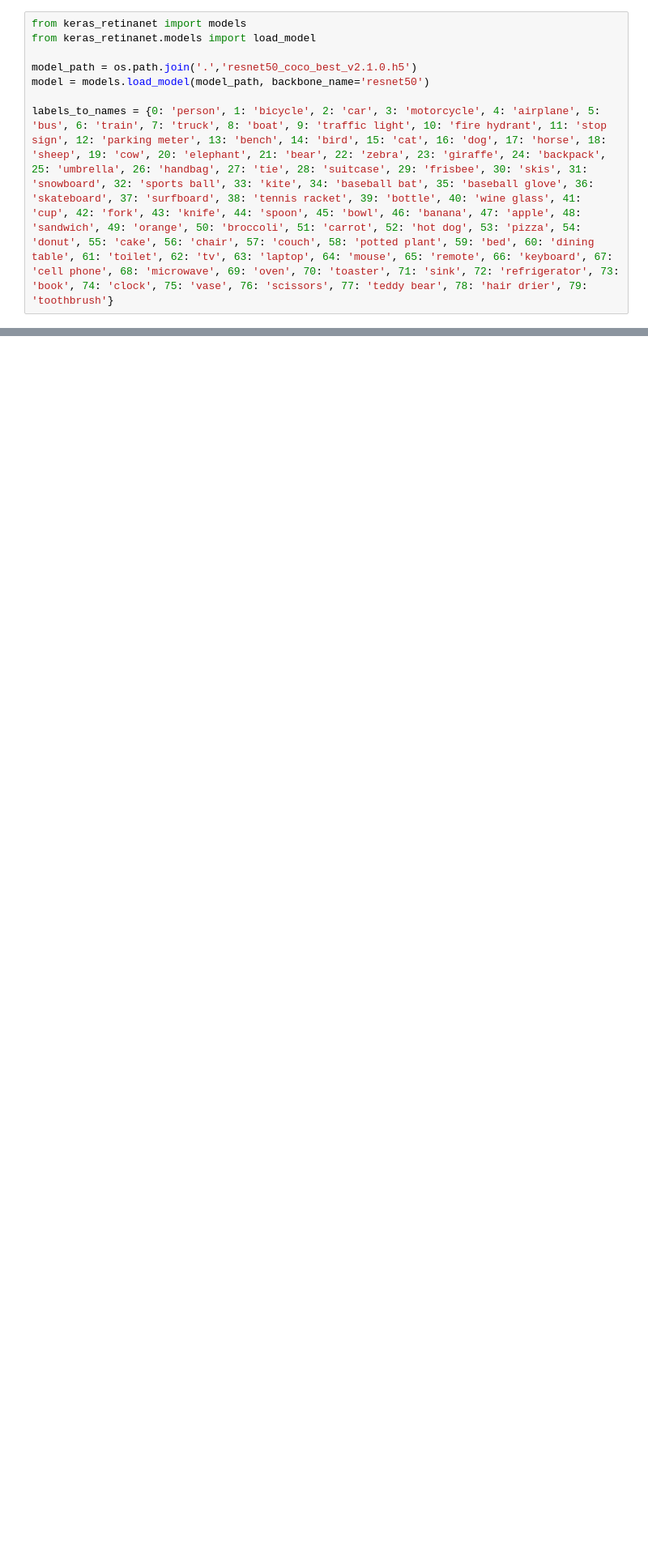
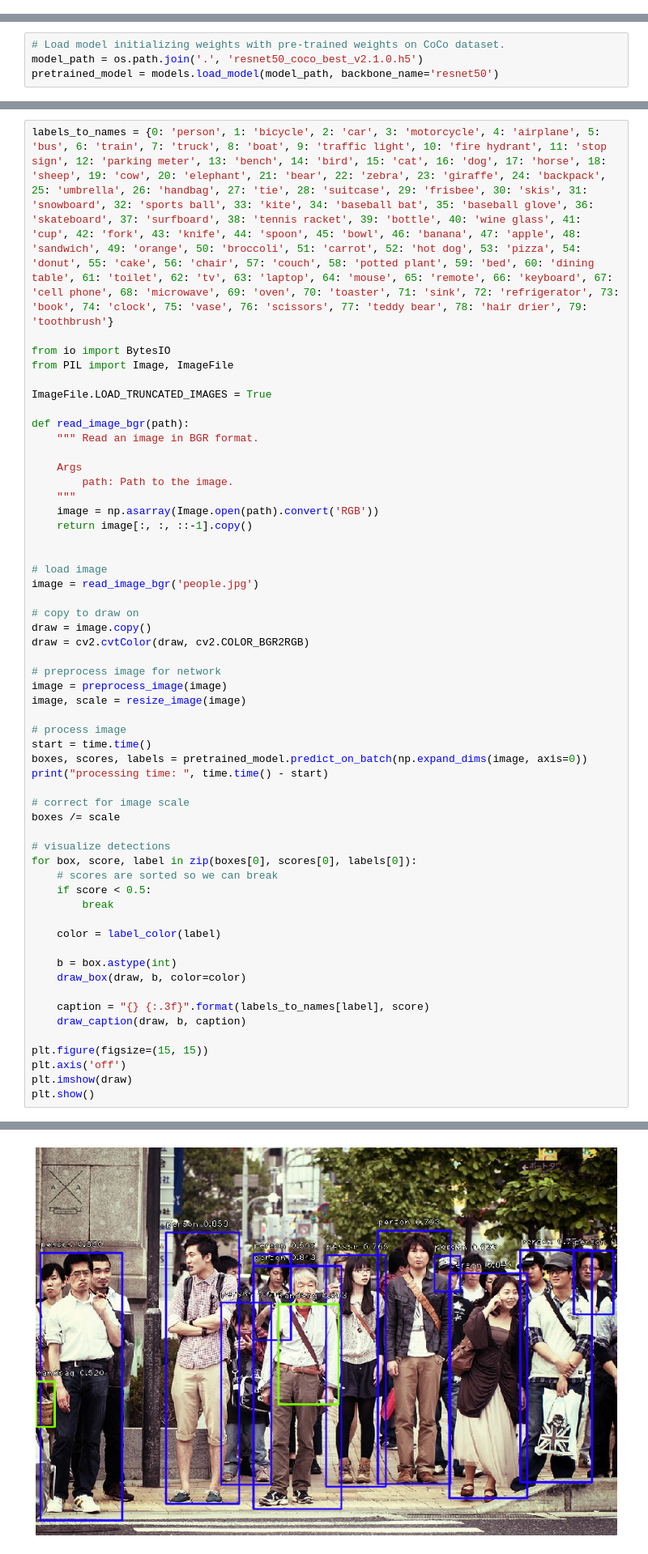
Before and after one commit to nzerouali/insects-detection, a Jupyter notebook: insects-detection.ipynb, the cells around one changed output, grey strips where cells are left out. Shown at 81% size. Drawn from its saved outputs; the diff is of its cells as text; blank space fills up the shorter version.

```diff
--- a/insects-detection.ipynb
+++ b/insects-detection.ipynb
@@ -58,8 +0,0 @@ len(xmls)
-# %%
-from keras_retinanet import models
-from keras_retinanet.models import load_model
-
-model_path = os.path.join('.','resnet50_coco_best_v2.1.0.h5')
-model = models.load_model(model_path, backbone_name='resnet50')
-
-labels_to_names = {0: 'person', 1: 'bicycle', 2: 'car', 3: 'motorcycle', 4: 'airplane', 5: 'bus', 6: 'train', 7: 'truck', 8: 'boat', 9: 'traffic light', 10: 'fire hydrant', 11: 'stop sign', 12: 'parking meter', 13: 'bench', 14: 'bird', 15: 'cat', 16: 'dog', 17: 'horse', 18: 'sheep', 19: 'cow', 20: 'elephant', 21: 'bear', 22: 'zebra', 23: 'giraffe', 24: 'backpack', 25: 'umbrella', 26: 'handbag', 27: 'tie', 28: 'suitcase', 29: 'frisbee', 30: 'skis', 31: 'snowboard', 32: 'sports ball', 33: 'kite', 34: 'baseball bat', 35: 'baseball glove', 36: 'skateboard', 37: 'surfboard', 38: 'tennis racket', 39: 'bottle', 40: 'wine glass', 41: 'cup', 42: 'fork', 43: 'knife', 44: 'spoon', 45: 'bowl', 46: 'banana', 47: 'apple', 48: 'sandwich', 49: 'orange', 50: 'broccoli', 51: 'carrot', 52: 'hot dog', 53: 'pizza', 54: 'donut', 55: 'cake', 56: 'chair', 57: 'couch', 58: 'potted plant', 59: 'bed', 60: 'dining table', 61: 'toilet', 62: 'tv', 63: 'laptop', 64: 'mouse', 65: 'remote', 66: 'keyboard', 67: 'cell phone', 68: 'microwave', 69: 'oven', 70: 'toaster', 71: 'sink', 72: 'refrigerator', 73: 'book', 74: 'clock', 75: 'vase', 76: 'scissors', 77: 'teddy bear', 78: 'hair drier', 79: 'toothbrush'}
@@ -200,0 +74,4 @@ def create_generators(args, preprocess_image):
+# %%
+# Load model initializing weights with pre-trained weights on CoCo dataset.
+model_path = os.path.join('.', 'resnet50_coco_best_v2.1.0.h5')
+pretrained_model = models.load_model(model_path, backbone_name='resnet50')
@@ -200,0 +97,56 @@ def create_generators(args, preprocess_image):
+# %%
+labels_to_names = {0: 'person', 1: 'bicycle', 2: 'car', 3: 'motorcycle', 4: 'airplane', 5: 'bus', 6: 'train', 7: 'truck', 8: 'boat', 9: 'traffic light', 10: 'fire hydrant', 11: 'stop sign', 12: 'parking meter', 13: 'bench', 14: 'bird', 15: 'cat', 16: 'dog', 17: 'horse', 18: 'sheep', 19: 'cow', 20: 'elephant', 21: 'bear', 22: 'zebra', 23: 'giraffe', 24: 'backpack', 25: 'umbrella', 26: 'handbag', 27: 'tie', 28: 'suitcase', 29: 'frisbee', 30: 'skis', 31: 'snowboard', 32: 'sports ball', 33: 'kite', 34: 'baseball bat', 35: 'baseball glove', 36: 'skateboard', 37: 'surfboard', 38: 'tennis racket', 39: 'bottle', 40: 'wine glass', 41: 'cup', 42: 'fork', 43: 'knife', 44: 'spoon', 45: 'bowl', 46: 'banana', 47: 'apple', 48: 'sandwich', 49: 'orange', 50: 'broccoli', 51: 'carrot', 52: 'hot dog', 53: 'pizza', 54: 'donut', 55: 'cake', 56: 'chair', 57: 'couch', 58: 'potted plant', 59: 'bed', 60: 'dining table', 61: 'toilet', 62: 'tv', 63: 'laptop', 64: 'mouse', 65: 'remote', 66: 'keyboard', 67: 'cell phone', 68: 'microwave', 69: 'oven', 70: 'toaster', 71: 'sink', 72: 'refrigerator', 73: 'book', 74: 'clock', 75: 'vase', 76: 'scissors', 77: 'teddy bear', 78: 'hair drier', 79: 'toothbrush'}
+
+from io import BytesIO
+from PIL import Image, ImageFile
+
+ImageFile.LOAD_TRUNCATED_IMAGES = True
+
+def read_image_bgr(path):
+    """ Read an image in BGR format.
+
+    Args
+        path: Path to the image.
+    """
+    image = np.asarray(Image.open(path).convert('RGB'))
+    return image[:, :, ::-1].copy()
+
+
+# load image
+image = read_image_bgr('people.jpg')
+
+# copy to draw on
+draw = image.copy()
+draw = cv2.cvtColor(draw, cv2.COLOR_BGR2RGB)
+
+# preprocess image for network
+image = preprocess_image(image)
+image, scale = resize_image(image)
+
+# process image
+start = time.time()
+boxes, scores, labels = pretrained_model.predict_on_batch(np.expand_dims(image, axis=0))
+print("processing time: ", time.time() - start)
+
+# correct for image scale
+boxes /= scale
+
+# visualize detections
+for box, score, label in zip(boxes[0], scores[0], labels[0]):
+    # scores are sorted so we can break
+    if score < 0.5:
+        break
+
+    color = label_color(label)
+
+    b = box.astype(int)
+    draw_box(draw, b, color=color)
+
+    caption = "{} {:.3f}".format(labels_to_names[label], score)
+    draw_caption(draw, b, caption)
+
+plt.figure(figsize=(15, 15))
+plt.axis('off')
+plt.imshow(draw)
+plt.show()
+# %% [output]
@@ -200,0 +156 @@ def create_generators(args, preprocess_image):
+[figure, added]
```
Also changed, not shown: parts of 57 cells of this notebook.
